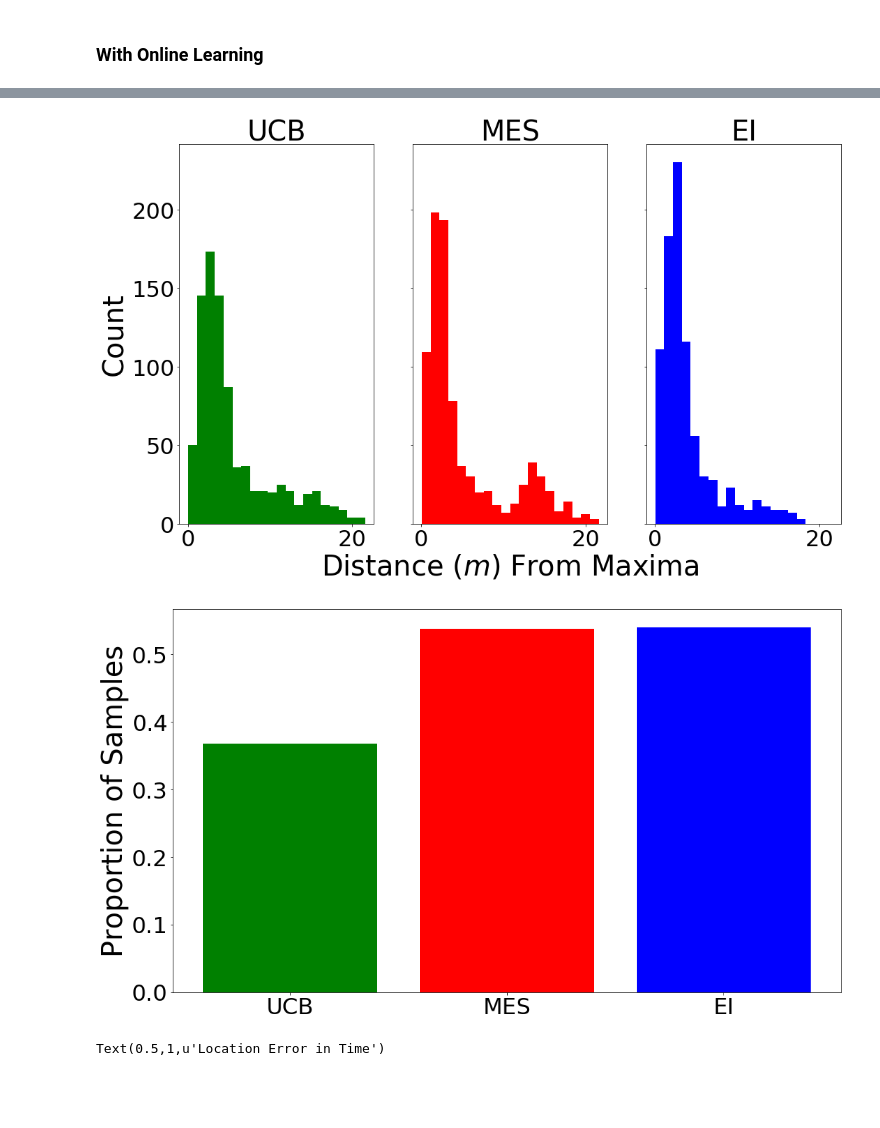
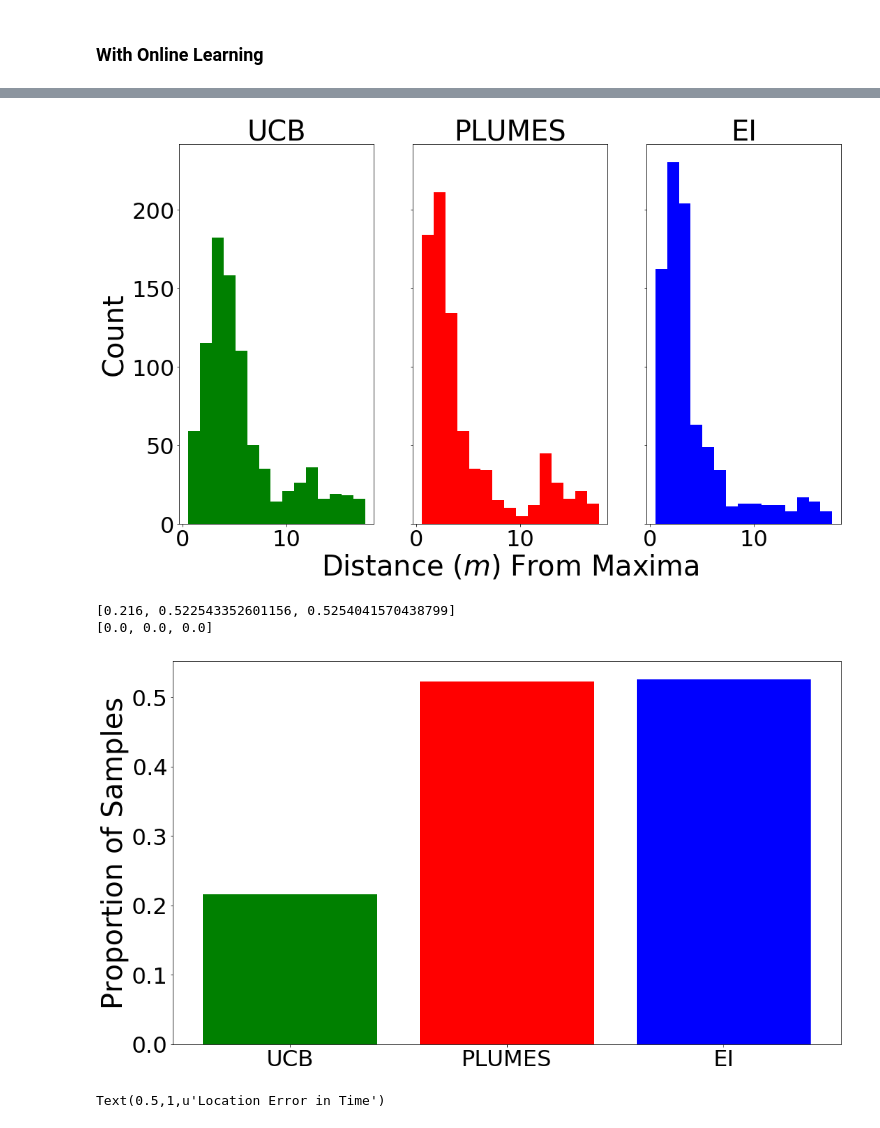
Before and after one commit to expeditionary-robotics/informative-path-planning, a Jupyter notebook: data_processing.ipynb, the cells around one changed output, grey strips where cells are left out. Drawn from its saved outputs; the diff is of its cells as text; code cells hidden in the pictures; blank space fills up the shorter version.

```diff
--- a/data_processing.ipynb
+++ b/data_processing.ipynb
@@ -1115,11 +1161,11 @@ f_ei = []
 path= '/home/vpreston/Documents/IPP/informative-path-planning/figures/no_knowledge'
 for root, dirs, files in os.walk(path):
     for name in files:
-        if 'metric' in name and 'mean' in root:
+        if 'metric' in name and 'mean_center' in root:
             f_mean.append(root + "/" + name)
-        elif 'metric' in name and 'exp_improve' in root:
+        elif 'metric' in name and 'exp_improve_center' in root:
             f_ei.append(root + "/" + name)
-        elif 'metric' in name and 'mes' in root:
+        elif 'metric' in name and 'mes_center' in root:
             f_mes.append(root + "/" + name)
 
 # variables for making dataframes
@@ -1173,11 +1248,11 @@ ei_samples = []
 path= '/home/vpreston/Documents/IPP/informative-path-planning/figures/no_knowledge'
 for root, dirs, files in os.walk(path):
     for name in files:
-        if 'robot_model' in name and 'mean' in root:
+        if 'robot_model' in name and 'mean_center' in root:
             mean_samples.append(root+"/"+name)
-        elif 'robot_model' in name and 'exp_improve' in root:
+        elif 'robot_model' in name and 'exp_improve_center' in root:
             ei_samples.append(root+"/"+name)
-        elif 'robot_model' in name and 'mes' in root:
+        elif 'robot_model' in name and 'mes_center' in root:
             mes_samples.append(root+"/"+name)
 
 ##### MEAN
@@ -1237,7 +1312,7 @@ fig, axes = plt.subplots(1, 3, sharey = True)
 axes[0].hist(mean_sdata['Distance'].values, bins = np.linspace(min(mean_sdata['Distance'].values), max(mean_sdata['Distance'].values), np.floor(max(mean_sdata['Distance'].values)-min(mean_sdata['Distance'].values))), color = 'g')
 axes[0].set_title("UCB")
 axes[1].hist(mes_sdata['Distance'].values, bins = np.linspace(min(mean_sdata['Distance'].values), max(mean_sdata['Distance'].values), np.floor(max(mean_sdata['Distance'].values)-min(mean_sdata['Distance'].values))), color = 'r')
-axes[1].set_title("MES")
+axes[1].set_title("PLUMES")
 axes[2].hist(ei_sdata['Distance'].values,bins = np.linspace(min(mean_sdata['Distance'].values), max(mean_sdata['Distance'].values), np.floor(max(mean_sdata['Distance'].values)-min(mean_sdata['Distance'].values))), color = 'b')
 axes[2].set_title("EI")
 axes[1].set_xlabel('Distance ($m$) From Maxima')
@@ -1245,17 +1320,21 @@ axes[0].set_ylabel('Count')
 plt.savefig('agg_samples_nb_unknown.png')
 plt.show()
 # %% [output]
-[figure, old version]
+[figure, new version]
 # %%
 # make the proportional barcharts
 plt.bar(np.arange(3), [sum(m)/len(m) for m in (mean_prop, mes_prop, ei_prop)], yerr=[np.std(m) for m in (mean_prop, mes_prop, ei_prop)], color=['g', 'r', 'b'])
-plt.xticks(np.arange(3),['UCB', 'MES', 'EI'])
+plt.xticks(np.arange(3),['UCB', 'PLUMES', 'EI'])
 plt.ylabel('Proportion of Samples')
 # plt.title('Average Proportion of Samples taken within 1.5m of the True Maxima')
 plt.savefig('prop_samples_nb_unknown')
+print [sum(m)/len(m) for m in (mean_prop, mes_prop, ei_prop)]
+print [np.std(m) for m in (mean_prop, mes_prop, ei_prop)]
 plt.show()
 # %% [output]
+[0.216, 0.522543352601156, 0.5254041570438799]
+[0.0, 0.0, 0.0]
-[figure, old version]
+[figure, new version]
 # %%
 plt.plot(mes_data['max_loc_error'][1:], 'r', label='MES')
 plt.plot(ei_data['max_loc_error'][1:], 'b', label='EI')
```
Also changed, not shown: parts of 25 cells of this notebook, 2 other files.
